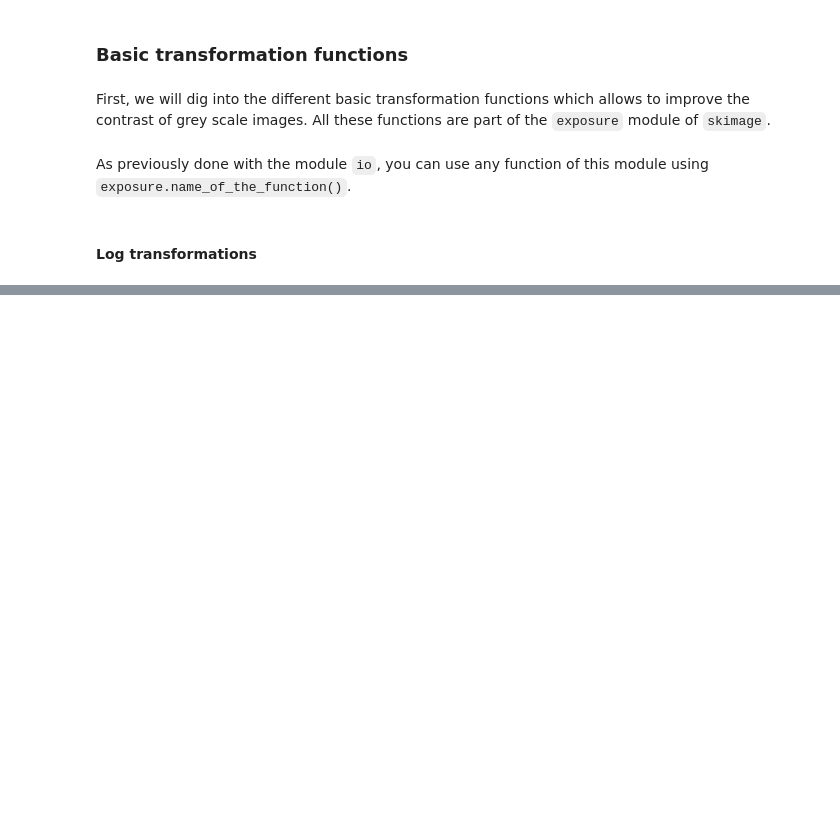
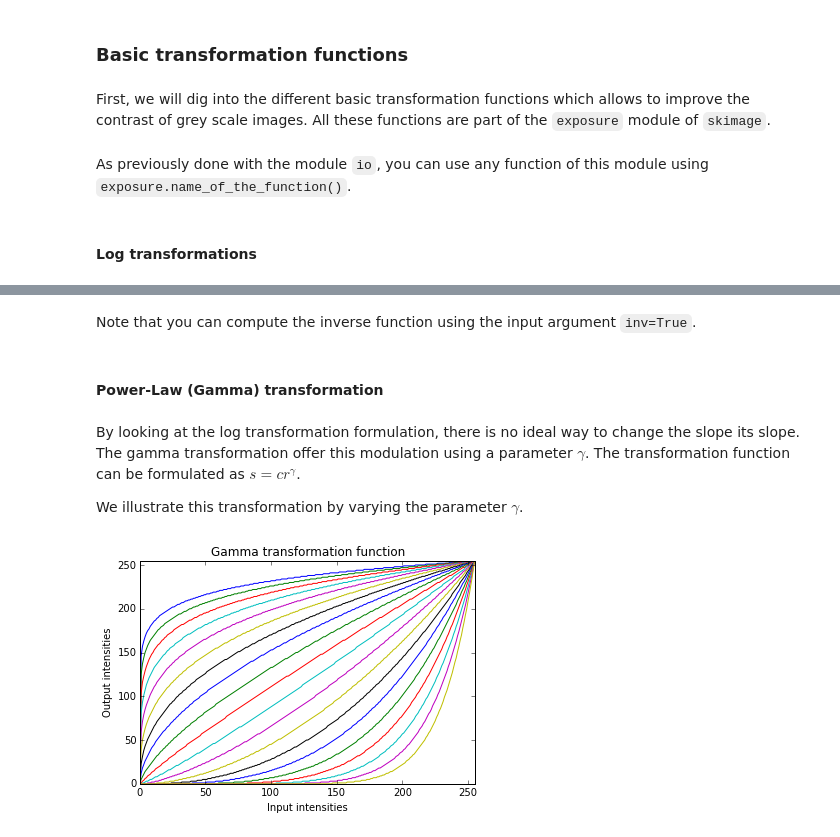
Before and after one commit to yanik-porto/B31XB-IIP-Introduction-skimage, a Jupyter notebook: 01-Introduction-skimage.ipynb, the cells around one changed output, grey strips where cells are left out. Saved outputs shown, nothing was run; the diff lists cells and outputs as text; code cells hidden in the pictures; blank space fills up the shorter version.

```diff
--- a/01-Introduction-skimage.ipynb
+++ b/01-Introduction-skimage.ipynb
@@ -196,0 +234,26 @@ io.imshow(lena_im_log)
+# %% [markdown]
+Note that you can compute the inverse function using the input argument `inv=True`.
+# %% [markdown]
+#### Power-Law (Gamma) transformation
+# %% [markdown]
+By looking at the log transformation formulation, there is no ideal way to change the slope its slope. The gamma transformation offer this modulation using a parameter $\gamma$. The transformation function can be formulated as $s = cr^{\gamma}$.
+
+We illustrate this transformation by varying the parameter $\gamma$.
+# %%
+# Define a set of 256 values ranging from 0 to 255
+x = np.arange(256, dtype='uint8')
+
+# Define the parameter c
+gamma = np.logspace(-1, 1., num=20)
+
+# Plot the transform function
+plt.figure()
+for g in gamma:
+    plt.plot(x, exposure.adjust_gamma(x, gamma=g, gain=1.))
+plt.xlabel('Input intensities')
+plt.ylabel('Output intensities')
+plt.title('Gamma transformation function')
+plt.axis('tight')
+plt.show()
+# %% [output]
+[figure, added]
```
Also changed, not shown: parts of 24 cells of this notebook, 1 other file.
